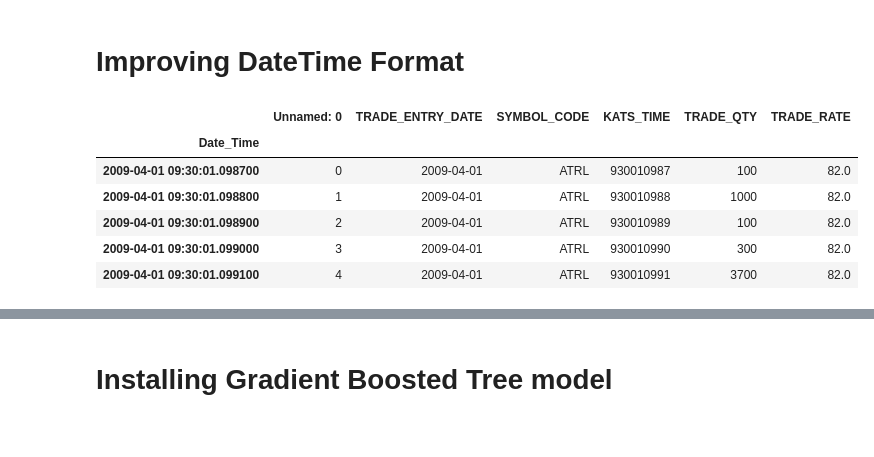
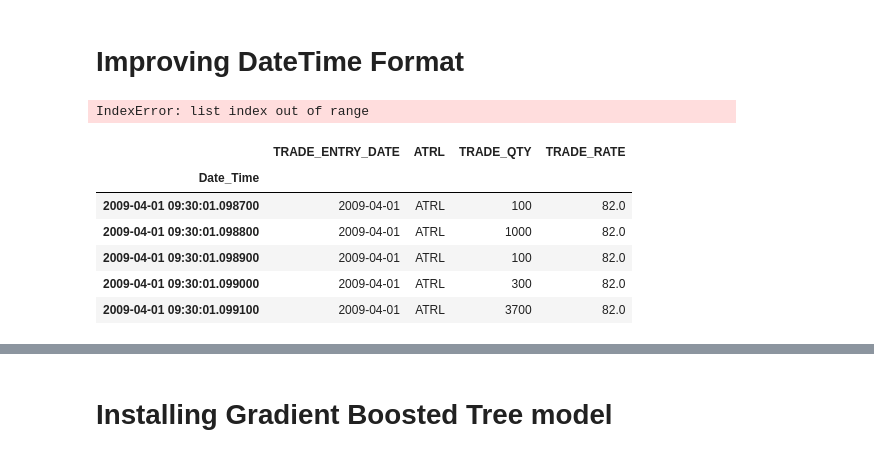
Before and after one commit to Syed-Sherjeel/PSX_Trading_Bot, a Jupyter notebook: Project_file.ipynb, the cells around one changed output, grey strips where cells are left out. Drawn from its saved outputs; the diff is of its cells as text; code cells hidden in the pictures.

```diff
--- a/Project_file.ipynb
+++ b/Project_file.ipynb
@@ -548,18 +572,25 @@ def Combined(date,time):
 def Formated(row):
     return Combined(str(row.TRADE_ENTRY_DATE),str(row.KATS_TIME))
 # %%
+Names=['ATRL','bahl','EPCL','FCCL','LUCK','MCB','MLCF','NETSOL','NML',
+      'OGDC','PPL','PSO','SEARL','TRG']
+i,dataframes=0,[]
 for i in range(14):
     dataframes[i]['Date_Time']=dataframes[i].apply(Formated,axis='columns')
     dataframes[i]['Date_Time']=pd.to_datetime(dataframes[i]['Date_Time'], infer_datetime_format=True)
     dataframes[i].to_csv('../Modified_Data/Modified_'+Names[i]+'.csv',index='Date_Time')
+# %% [output]
+IndexError: list index out of range
 # %%
 df=pd.read_csv('../Modified_Data/Modified_ATRL.csv',parse_dates=True,index_col='Date_Time',infer_datetime_format=True)
+df.drop(['Unnamed: 0','KATS_TIME'],axis=1,inplace=True)
+df.columns=['TRADE_ENTRY_DATE','ATRL','TRADE_QTY','TRADE_RATE']
 df.head()
 # %% [output]
-|  | Unnamed: 0 | TRADE_ENTRY_DATE | SYMBOL_CODE | KATS_TIME | TRADE_QTY | TRADE_RATE |
-| Date_Time |  |  |  |  |  |  |
-| 2009-04-01 09:30:01.098700 | 0 | 2009-04-01 | ATRL | 930010987 | 100 | 82.0 |
-| 2009-04-01 09:30:01.098800 | 1 | 2009-04-01 | ATRL | 930010988 | 1000 | 82.0 |
-| 2009-04-01 09:30:01.098900 | 2 | 2009-04-01 | ATRL | 930010989 | 100 | 82.0 |
-| 2009-04-01 09:30:01.099000 | 3 | 2009-04-01 | ATRL | 930010990 | 300 | 82.0 |
-| 2009-04-01 09:30:01.099100 | 4 | 2009-04-01 | ATRL | 930010991 | 3700 | 82.0 |
+|  | TRADE_ENTRY_DATE | ATRL | TRADE_QTY | TRADE_RATE |
+| Date_Time |  |  |  |  |
+| 2009-04-01 09:30:01.098700 | 2009-04-01 | ATRL | 100 | 82.0 |
+| 2009-04-01 09:30:01.098800 | 2009-04-01 | ATRL | 1000 | 82.0 |
+| 2009-04-01 09:30:01.098900 | 2009-04-01 | ATRL | 100 | 82.0 |
+| 2009-04-01 09:30:01.099000 | 2009-04-01 | ATRL | 300 | 82.0 |
+| 2009-04-01 09:30:01.099100 | 2009-04-01 | ATRL | 3700 | 82.0 |
```
Also changed, not shown: parts of 11 cells of this notebook.
